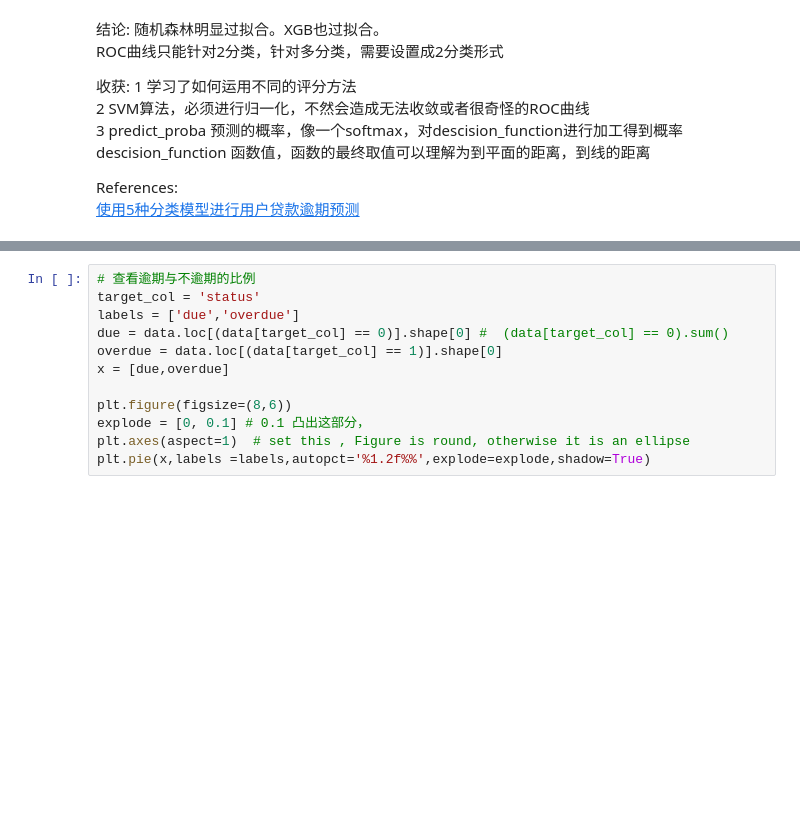
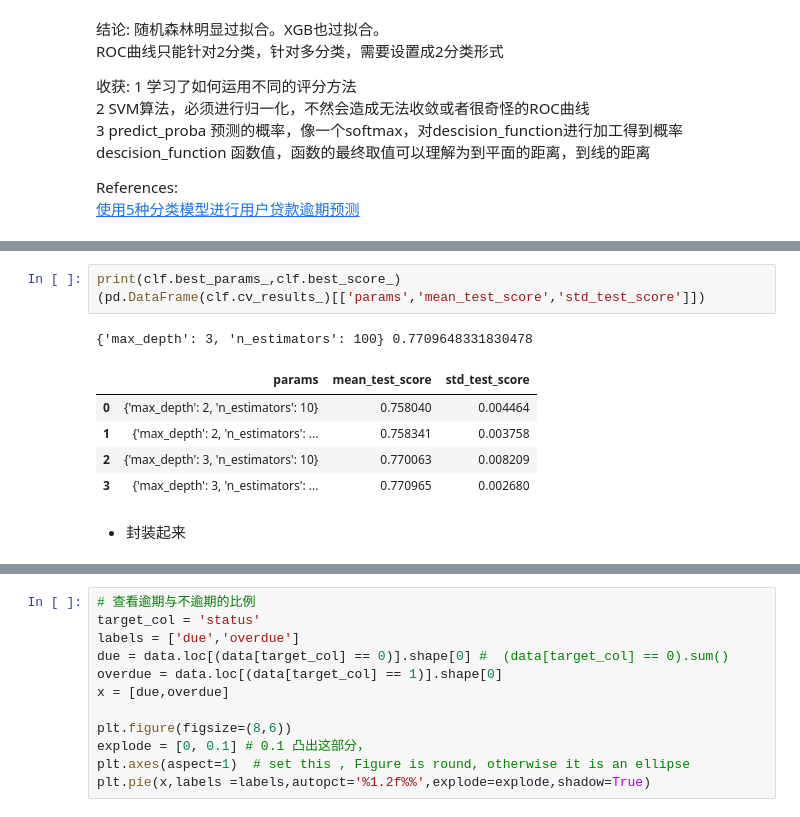
Before and after one commit to LittleSix1/Datawhale, a Jupyter notebook: Datawhale.ipynb, the cells around one changed output, grey strips where cells are left out. Drawn from its saved outputs; the diff is of its cells as text; blank space fills up the shorter version.

```diff
--- a/Datawhale.ipynb
+++ b/Datawhale.ipynb
@@ -1036,0 +1082,12 @@ References:
+# %%
+print(clf.best_params_,clf.best_score_)
+(pd.DataFrame(clf.cv_results_)[['params','mean_test_score','std_test_score']])
+# %% [output]
+{'max_depth': 3, 'n_estimators': 100} 0.7709648331830478
+|  | params | mean_test_score | std_test_score |
+| 0 | {'max_depth': 2, 'n_estimators': 10} | 0.758040 | 0.004464 |
+| 1 | {'max_depth': 2, 'n_estimators': ... | 0.758341 | 0.003758 |
+| 2 | {'max_depth': 3, 'n_estimators': 10} | 0.770063 | 0.008209 |
+| 3 | {'max_depth': 3, 'n_estimators': ... | 0.770965 | 0.002680 |
+# %% [markdown]
+- 封装起来
```
Also changed, not shown: parts of 20 cells of this notebook.
